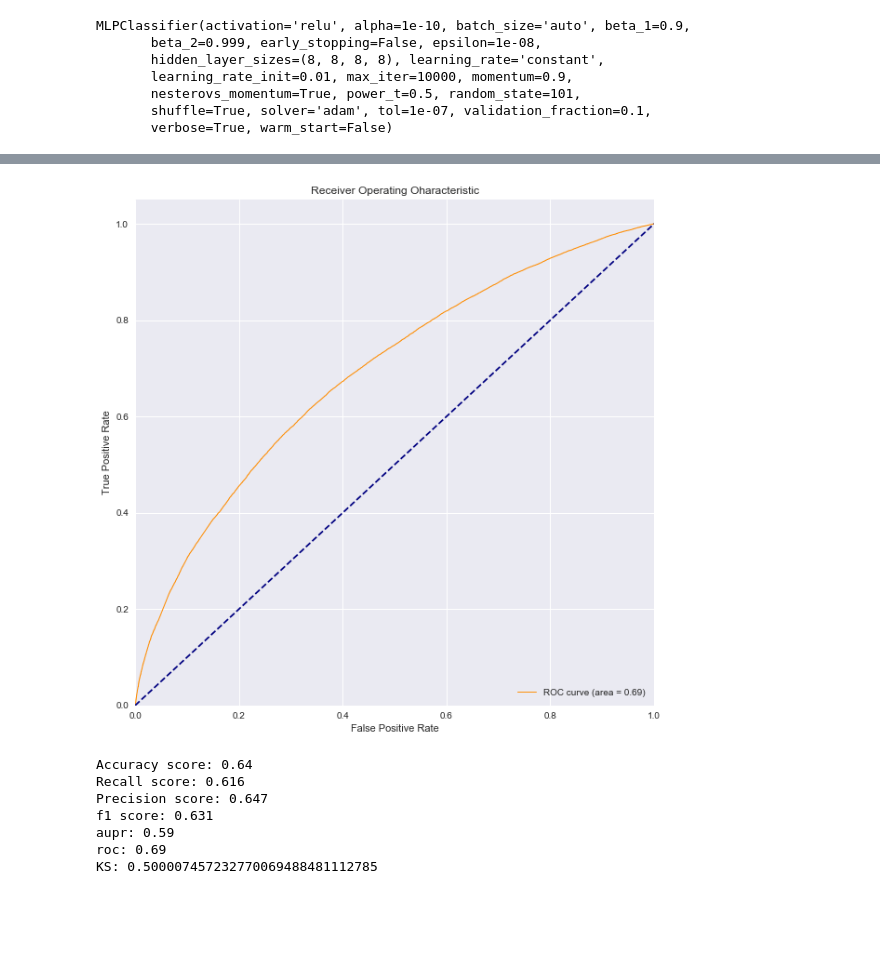
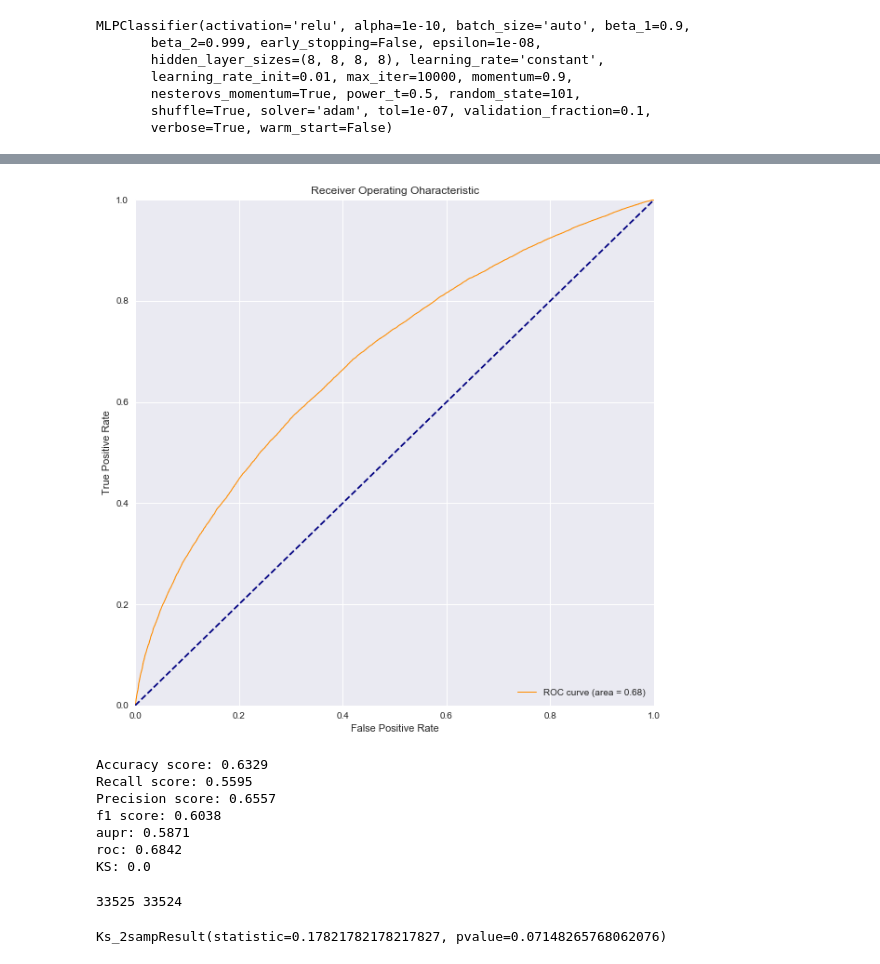
Before and after one commit to wba25/projeto-redes-neurais, a Jupyter notebook: MLP.ipynb, the cells around one changed output, grey strips where cells are left out. Drawn from its saved outputs; the diff is of its cells as text; code cells hidden in the pictures; blank space fills up the shorter version.

```diff
--- a/MLP.ipynb
+++ b/MLP.ipynb
@@ -151,25 +160,25 @@ cm
 # %%
-y_pred_mlp = mlp.predict_proba(X_test)[:, 1]
+y_pred_mlp = mlp.predict_proba(X_test)
 fpr, tpr, thresholds = roc_curve(y_test.values, y_pred_mlp, pos_label=1)
 # %%
 %matplotlib inline
 from sklearn.metrics import auc
 
 roc_auc = auc(fpr, tpr)
 
 plt.figure(figsize=(10,10))
 plt.plot(fpr, tpr, color='darkorange', lw=1, label='ROC curve (area = %0.2f)' % roc_auc)
 #plt.plot(tpr, fpr, color='darkblue', lw=1, label='ROC curve (area = %0.2f)' % roc_auc)
 plt.plot([0, 1], [0, 1], color='navy', linestyle='--')
 plt.xlim([0.0, 1.0])
-plt.ylim([0.0, 1.05])
+plt.ylim([0.0, 1.0])
 plt.xlabel('False Positive Rate')
 plt.ylabel('True Positive Rate')
 plt.title('Receiver Operating Oharacteristic')
 plt.legend(loc="lower right")
 plt.show()
 # %% [output]
-[figure, old version]
+[figure, new version]
 # %%
 from scipy import stats
 
@@ -187,17 +194,59 @@ y_pred_mlp = mlp.predict_proba(X_test)[:, 1]
 # %%
-accuracy, recall, precision, f1, aupr, fpr, tpr, thresholds, ks = get_metrics(y_test, predicted, y_pred_mlp)
-print("Accuracy score: {:.3}".format(accuracy))
-print("Recall score: {:.3}".format(recall))
-print("Precision score: {:.3}".format(precision))
-print("f1 score: {:.3}".format(f1))
-print("aupr: {:.3}".format(aupr))
-print("roc: {:.3}".format(roc_auc))
-print("KS: {:.30}".format(ks[0]))
+accuracy, recall, precision, f1, aupr, fpr, tpr, thresholds = get_metrics(y_test, y_pred_class, y_pred_mlp)
+print("Accuracy score: {:.4}".format(accuracy))
+print("Recall score: {:.4}".format(recall))
+print("Precision score: {:.4}".format(precision))
+print("f1 score: {:.4}".format(f1))
+print("aupr: {:.4}".format(aupr))
+print("roc: {:.4}".format(roc_auc))
 # %% [output]
-Accuracy score: 0.64
-Recall score: 0.616
-Precision score: 0.647
-f1 score: 0.631
-aupr: 0.59
-roc: 0.69
-KS: 0.500007457232770069488481112785
+Accuracy score: 0.6329
+Recall score: 0.5595
+Precision score: 0.6557
+f1 score: 0.6038
+aupr: 0.5871
+roc: 0.6842
+KS: 0.0
+# %%
+import math
+from scipy import stats
+
+position = 0
+class_0 = 0
+class_1 = 0
+counting_class_0 = [0] * 101
+counting_class_1 = [0] * 101
+grouped_counting_class_0 = [0] * 101
+grouped_counting_class_1 = [0] * 101
+percentage_counting_class_0 = [0.0] * 101
+percentage_counting_class_1 = [0.0] * 101
+
+for x in y_test['y']:
+    score = math.floor(y_pred_mlp[position]*100)
+    if x == 0:
+        class_0 = class_0 + 1
+        counting_class_0[score] = counting_class_0[score] + 1
+    else:
+        class_1 = class_1 + 1
+        counting_class_1[score]= counting_class_1[score] + 1
+    position = position + 1
+
+print(class_0, class_1)
+
+last_value_class_0 = 0
+last_value_class_1 = 0
+
+for x in range(0, 101):
+    last_value_class_0 += counting_class_0[x]
+    grouped_counting_class_0[x] = last_value_class_0
+    percentage_counting_class_0[x] = last_value_class_0/class_0
+
+    last_value_class_1 += counting_class_1[x]
+    grouped_counting_class_1[x] = last_value_class_1
+    percentage_counting_class_1[x] = last_value_class_1/class_1
+
+stats.ks_2samp(percentage_counting_class_0, percentage_counting_class_1)
+#stats.ks_2samp(grouped_counting_class_0, grouped_counting_class_1)
+# %% [output]
+33525 33524
+Ks_2sampResult(statistic=0.17821782178217827, pvalue=0.07148265768062076)
```
Also changed, not shown: parts of 11 cells of this notebook, 1 other file.
